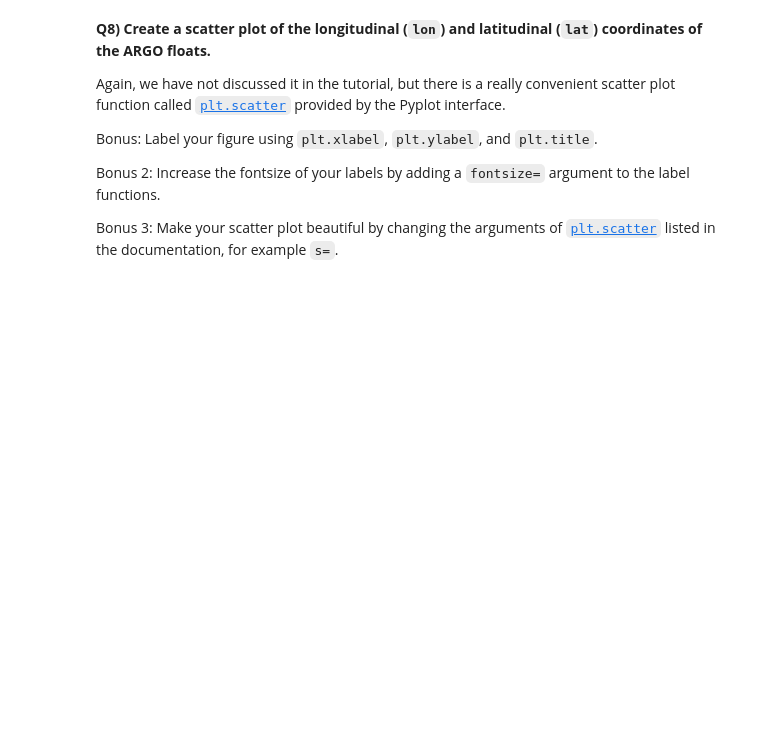
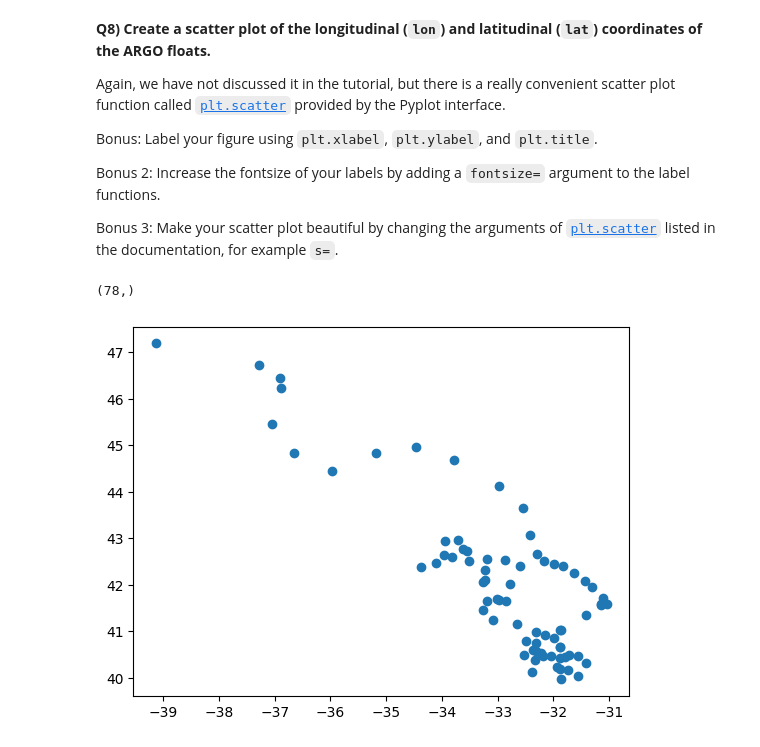
Before and after one commit to Sbindola/2025_Intro_Python, a Jupyter notebook: notebook/W2_S1.ipynb, the cells around one changed output. Cells and saved outputs as stored; diff of their text form; code cells hidden in the pictures; blank space fills up the shorter version.

```diff
--- a/notebook/W2_S1.ipynb
+++ b/notebook/W2_S1.ipynb
@@ -257,5 +263,3 @@ Hint: You may want to read the documentation at [this link](https://numpy.org/do
 Hint 2: You can check that you took the mean and standard deviations along the correct axes by checking the `shape` of your results.
 # %% [markdown]
 Compute the means...
-# %%
-___ = np.___(___,axis=___)
@@ -266,4 +299,2 @@ ___
 # %% [markdown]
 ... and the standard deviations.
-# %%
-___ = ___.___(___,___)
@@ -311,6 +390,9 @@ Bonus 2: Increase the fontsize of your labels by adding a `fontsize=` argument t
 
 Bonus 3: Make your scatter plot beautiful by changing the arguments of [`plt.scatter`](https://matplotlib.org/stable/api/_as_gen/matplotlib.pyplot.scatter.html) listed in the documentation, for example `s=`.
 # %%
-plt.scatter(___,___)
+plt.scatter(lon,lat)
 ___ # Fancy bonuses
 ___ # More fancy bonuses
+# %% [output]
+(78,)
+[figure, added]
```
Also changed, not shown: parts of 19 cells of this notebook.
